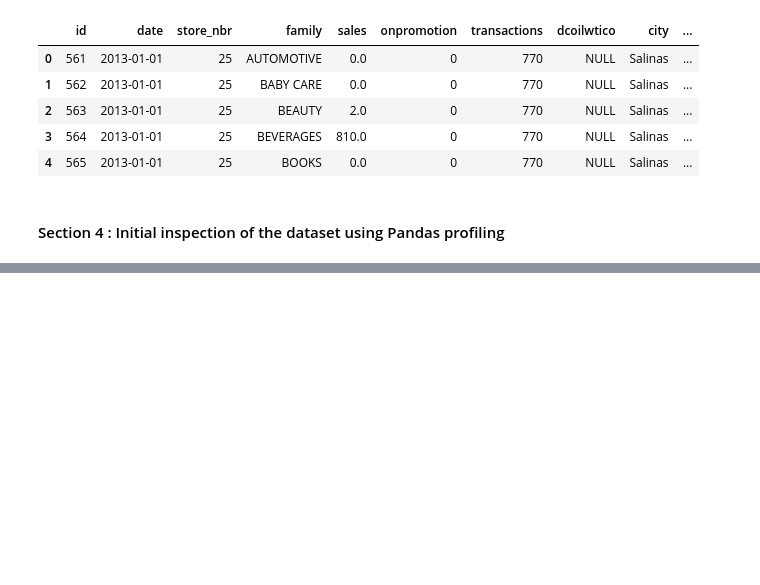
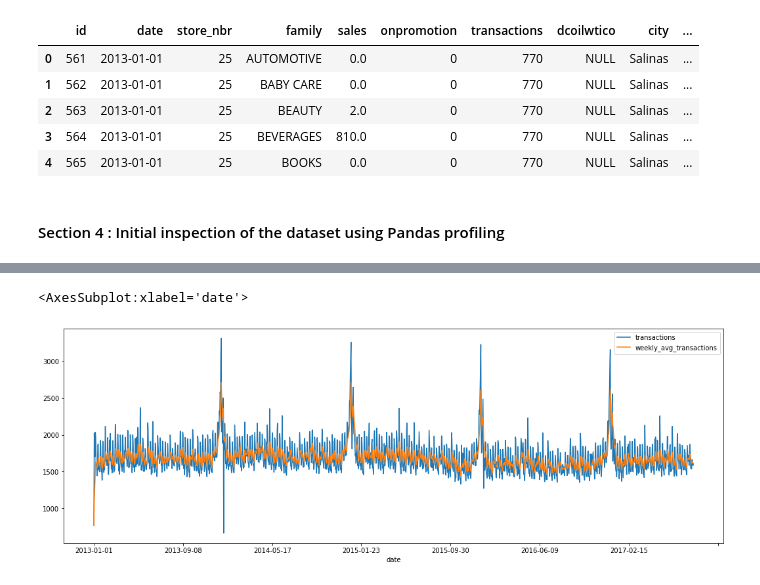
Before and after one commit to abroniewski/ML-test-repo, a Jupyter notebook: connectcsv.ipynb, the cells around one changed output, grey strips where cells are left out. Saved outputs shown, nothing was run; the diff lists cells and outputs as text; code cells hidden in the pictures; blank space fills up the shorter version.

```diff
--- a/connectcsv.ipynb
+++ b/connectcsv.ipynb
@@ -211,0 +234,10 @@ profile.to_notebook_iframe()
+# %%
+#Reading the csv for examining the transaction vs weekly avg transactions over time
+data_trans = pd.read_csv(path+'transactions.csv')
+
+avg_transactions = data_trans.groupby('date').agg({'transactions': 'mean'}).reset_index()
+avg_transactions['weekly_avg_transactions'] = avg_transactions['transactions'].ewm(span=7, adjust=False).mean()
+avg_transactions.plot(x= 'date', y= ['transactions', 'weekly_avg_transactions'], figsize=(18,6))
+# %% [output]
+<AxesSubplot:xlabel='date'>
+[figure, added]
```
Also changed, not shown: parts of 6 cells of this notebook.
